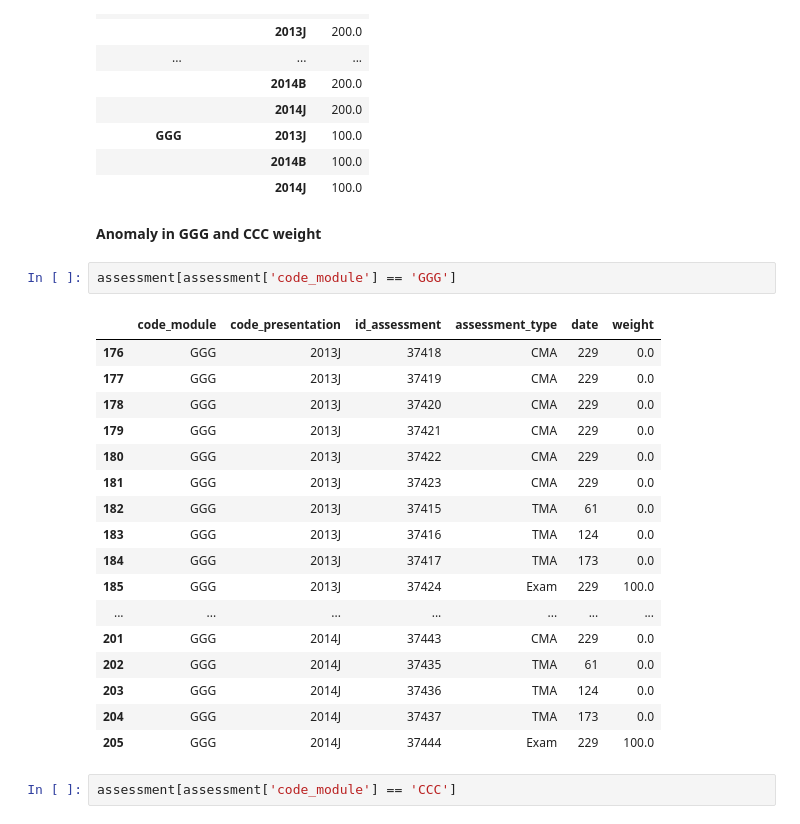
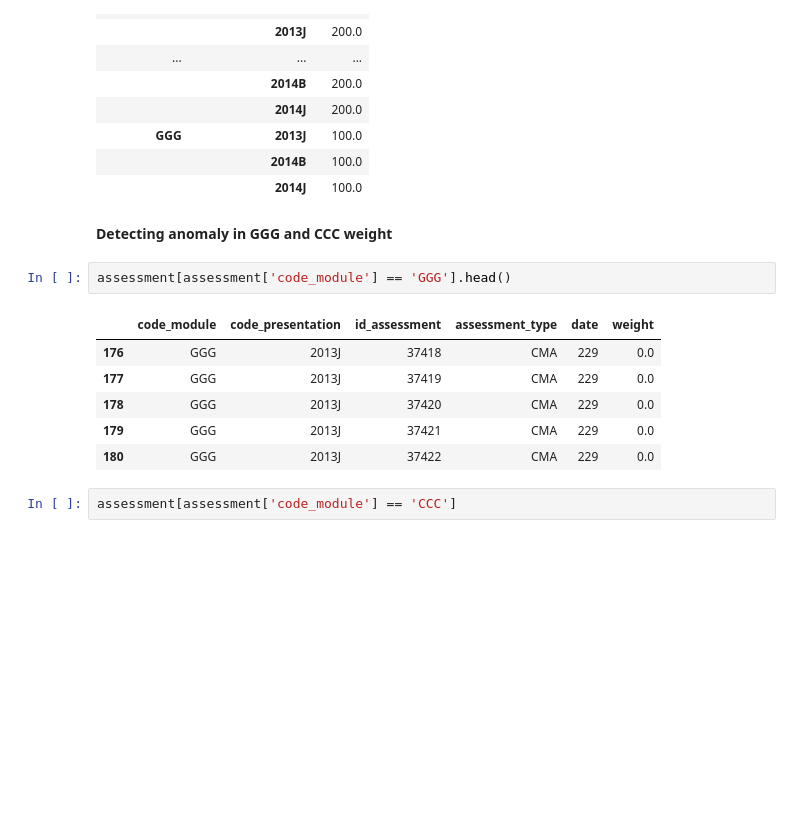
Before and after one commit to thiennguyen37-qn/early-academic-risk-warning, a Jupyter notebook: demo.ipynb, the cells around one changed output. Drawn from its saved outputs; the diff is of its cells as text; blank space fills up the shorter version.

```diff
--- a/demo.ipynb
+++ b/demo.ipynb
@@ -99,27 +124,16 @@ assessment[['code_module','code_presentation','weight']].groupby(['code_module',
 |  | 2014B | 100.0 |
 |  | 2014J | 100.0 |
 # %% [markdown]
-**Anomaly in GGG and CCC weight**
+**Detecting anomaly in GGG and CCC weight**
 # %%
-assessment[assessment['code_module'] == 'GGG']
+assessment[assessment['code_module'] == 'GGG'].head()
 # %% [output]
 |  | code_module | code_presentation | id_assessment | assessment_type | date | weight |
 | 176 | GGG | 2013J | 37418 | CMA | 229 | 0.0 |
 | 177 | GGG | 2013J | 37419 | CMA | 229 | 0.0 |
 | 178 | GGG | 2013J | 37420 | CMA | 229 | 0.0 |
 | 179 | GGG | 2013J | 37421 | CMA | 229 | 0.0 |
 | 180 | GGG | 2013J | 37422 | CMA | 229 | 0.0 |
-| 181 | GGG | 2013J | 37423 | CMA | 229 | 0.0 |
-| 182 | GGG | 2013J | 37415 | TMA | 61 | 0.0 |
-| 183 | GGG | 2013J | 37416 | TMA | 124 | 0.0 |
-| 184 | GGG | 2013J | 37417 | TMA | 173 | 0.0 |
-| 185 | GGG | 2013J | 37424 | Exam | 229 | 100.0 |
-| ... | ... | ... | ... | ... | ... | ... |
-| 201 | GGG | 2014J | 37443 | CMA | 229 | 0.0 |
-| 202 | GGG | 2014J | 37435 | TMA | 61 | 0.0 |
-| 203 | GGG | 2014J | 37436 | TMA | 124 | 0.0 |
-| 204 | GGG | 2014J | 37437 | TMA | 173 | 0.0 |
-| 205 | GGG | 2014J | 37444 | Exam | 229 | 100.0 |
 # %%
 assessment[assessment['code_module'] == 'CCC']
 # %% [output]
```
Also changed, not shown: parts of 17 cells of this notebook.
